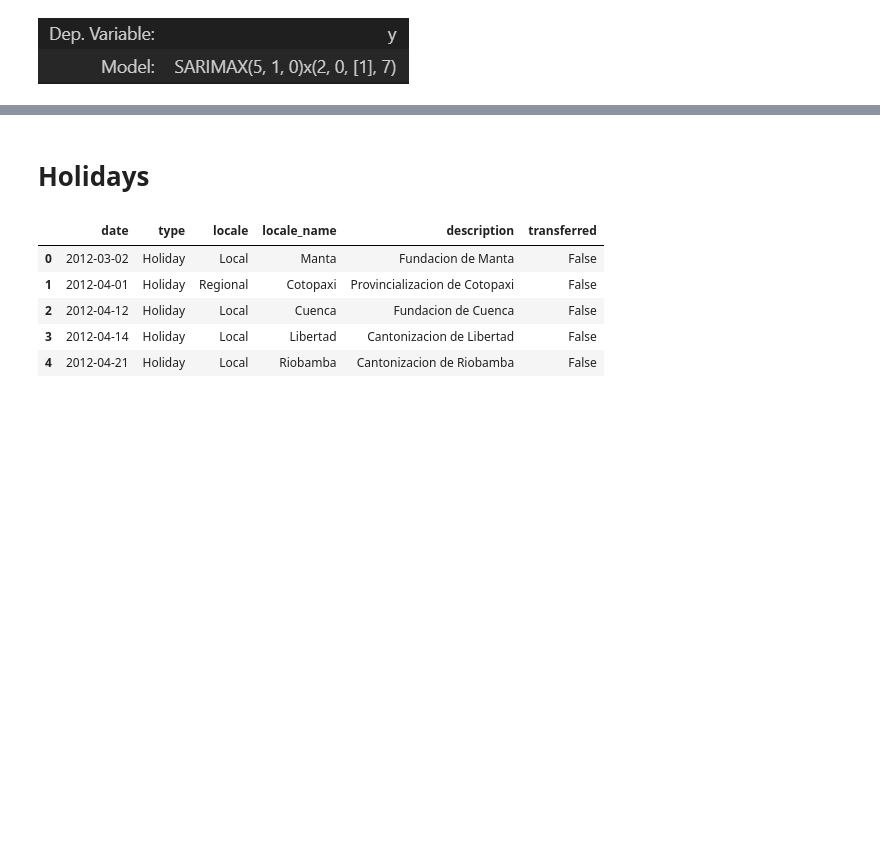
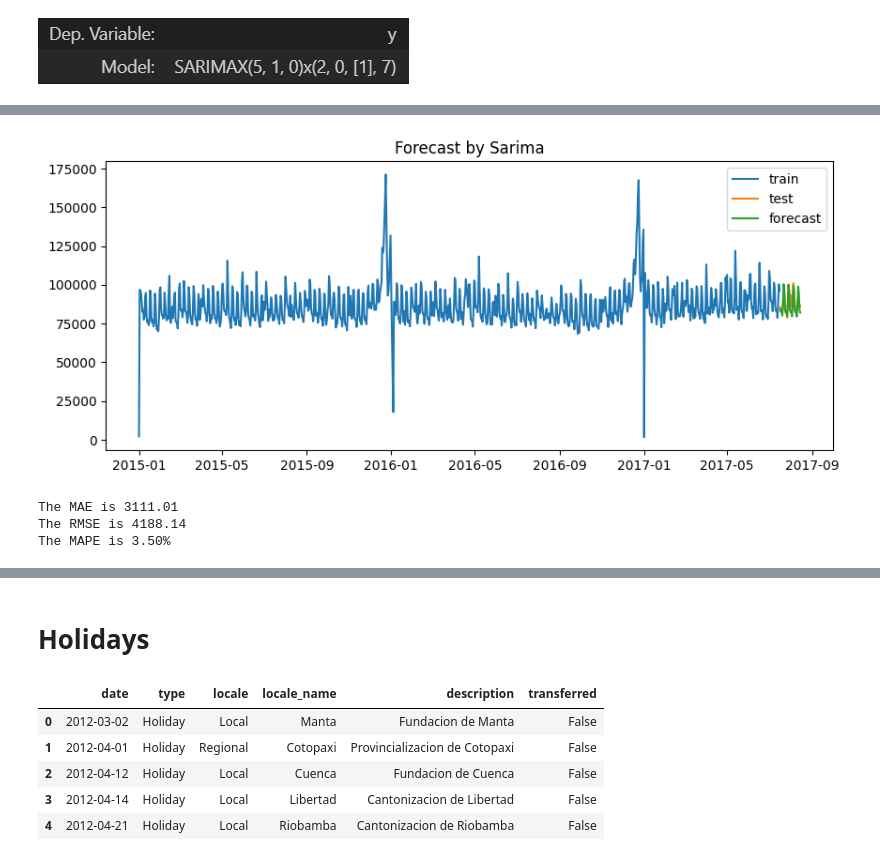
Before and after one commit to InspectorGoole/Sales-Demand-Forecast, a Jupyter notebook: forecast_transctn.ipynb, the cells around one changed output, grey strips where cells are left out. Saved outputs shown, nothing was run; the diff lists cells and outputs as text; code cells hidden in the pictures; blank space fills up the shorter version.

```diff
--- a/forecast_transctn.ipynb
+++ b/forecast_transctn.ipynb
@@ -326,10 +372,3 @@ Warnings:
 [2] Covariance matrix is singular or near-singular, with condition number 1.79e+32. Standard errors may be unstable.
 # %% [markdown]
 ![image.png](attachment:image.png)
-# %%
-model_sarima = SARIMAX(train, order=(5, 1, 0), seasonal_order=(2, 0, 1, 7))
-model_sar = model_sarima.fit(disp=False)
-
-predictions_sarima = model_sar.forecast(n_periods=len(test))
-predictions_sarima = pd.Series(predictions_sarima, index= test.index)
-print(predictions_sarima)
@@ -375,0 +387,3 @@ dtype: float64
+# %%
+predictions_sarima = model_sarima.predict(n_periods= len(test))
+predictions_sarima
@@ -375,0 +410,7 @@ dtype: float64
+# %%
+# other methods didnt work
+# Convert predictions to a list if it's not already
+predictions_list = predictions_sarima.tolist() if hasattr(predictions_sarima, 'tolist') else list(predictions_sarima)
+
+# Create the Series with explicit index and values
+sarima_pred = pd.Series(data=predictions_list, index=test_dates)
@@ -375,0 +437,26 @@ dtype: float64
+# %%
+def model_assessment(train, test, pred, title):
+    plt.figure(figsize=(10, 4))
+    plt.plot(train, label='train')
+    plt.plot(test, label='test')
+    plt.plot(pred, label='forecast')
+    plt.title(title)
+    plt.legend()
+    plt.show()
+
+    mae = mean_absolute_error(test, pred)
+    mse = mean_squared_error(test, pred)
+    mape = mean_absolute_percentage_error(test, pred)
+
+    rmse = np.sqrt(mse)
+
+    print(f'The MAE is {mae:.2f}')
+    print(f'The RMSE is {rmse:.2f}')
+    print(f'The MAPE is {100 * mape:.2f}%')
+# %%
+model_assessment(train, test, sarima_pred, 'Forecast by Sarima')
+# %% [output]
+[figure, added]
+The MAE is 3111.01
+The RMSE is 4188.14
+The MAPE is 3.50%
```
Also changed, not shown: parts of 20 cells of this notebook.
